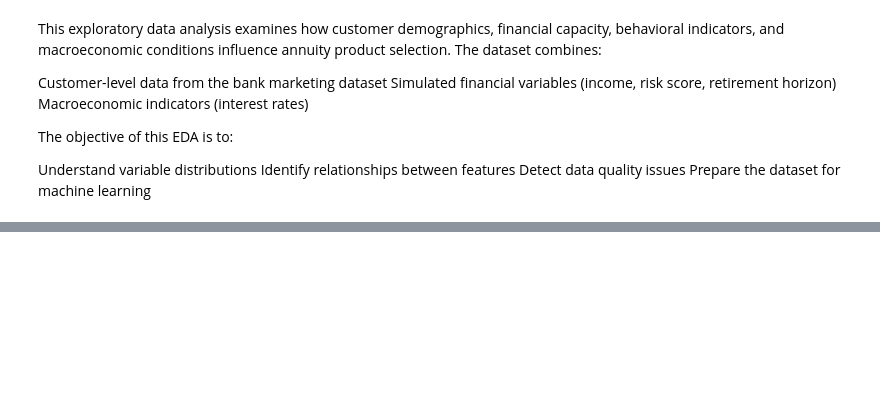
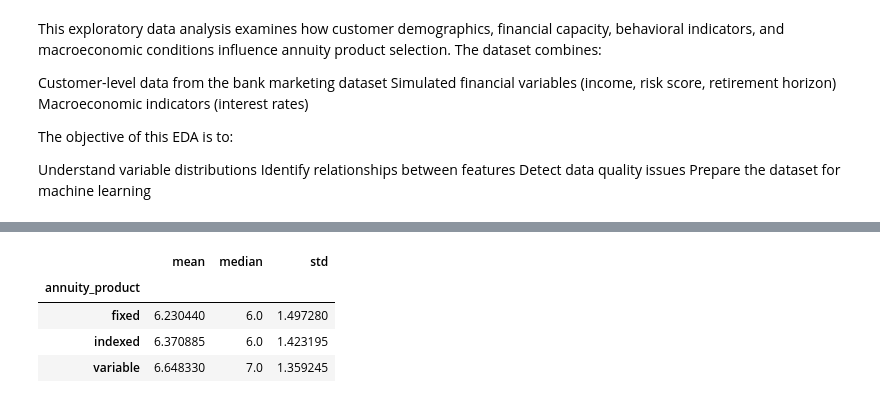
Before and after one commit to IT4063C-Spring26/final-project-slaibne, a Jupyter notebook: source.ipynb, the cells around one changed output, grey strips where cells are left out. Cells and saved outputs as stored; diff of their text form; code cells hidden in the pictures; blank space fills up the shorter version.

```diff
--- a/source.ipynb
+++ b/source.ipynb
@@ -528,0 +566,8 @@ This visualization evalurates whether the engineered risk score meaningfully inf
+# %%
+base.groupby("annuity_product")["risk_score"].agg(["mean", "median", "std"])
+# %% [output]
+|  | mean | median | std |
+| annuity_product |  |  |  |
+| fixed | 6.230440 | 6.0 | 1.497280 |
+| indexed | 6.370885 | 6.0 | 1.423195 |
+| variable | 6.648330 | 7.0 | 1.359245 |
```
Also changed, not shown: parts of 62 cells of this notebook, 1 other file.
